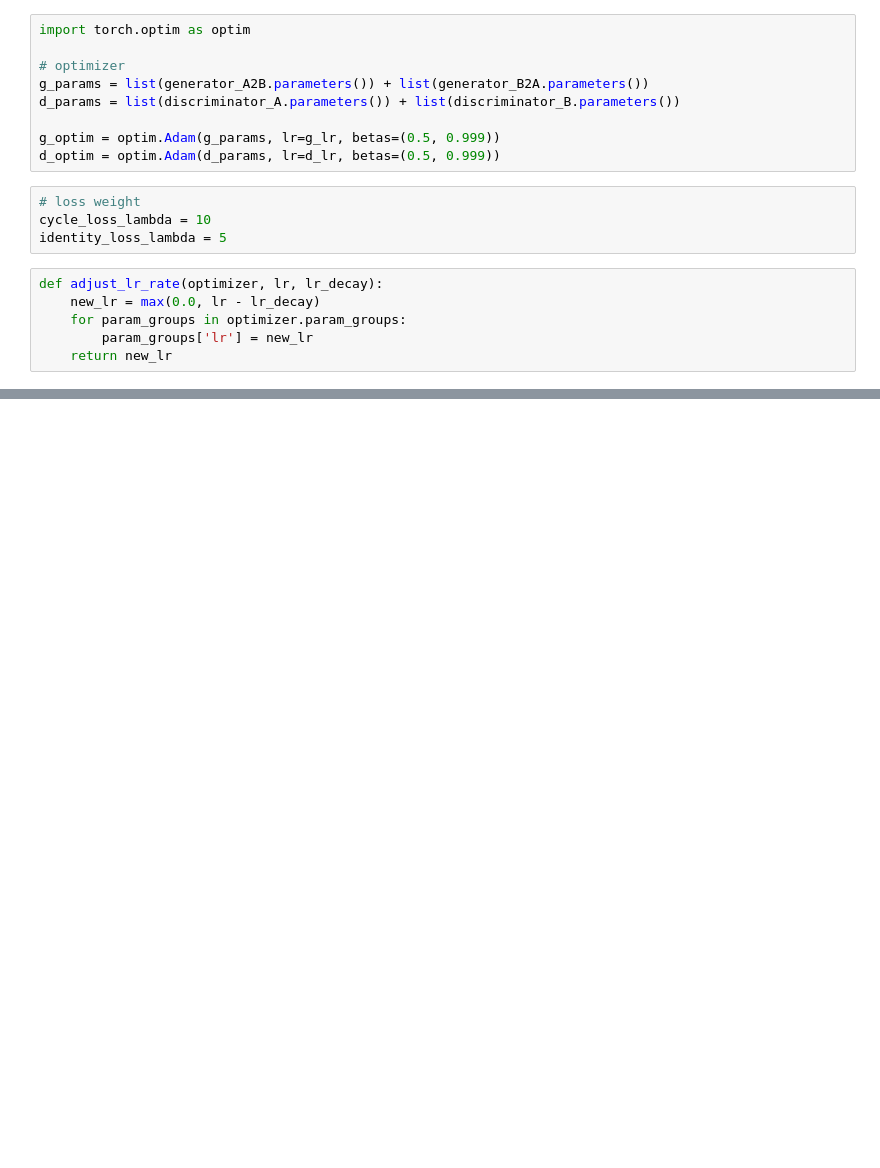
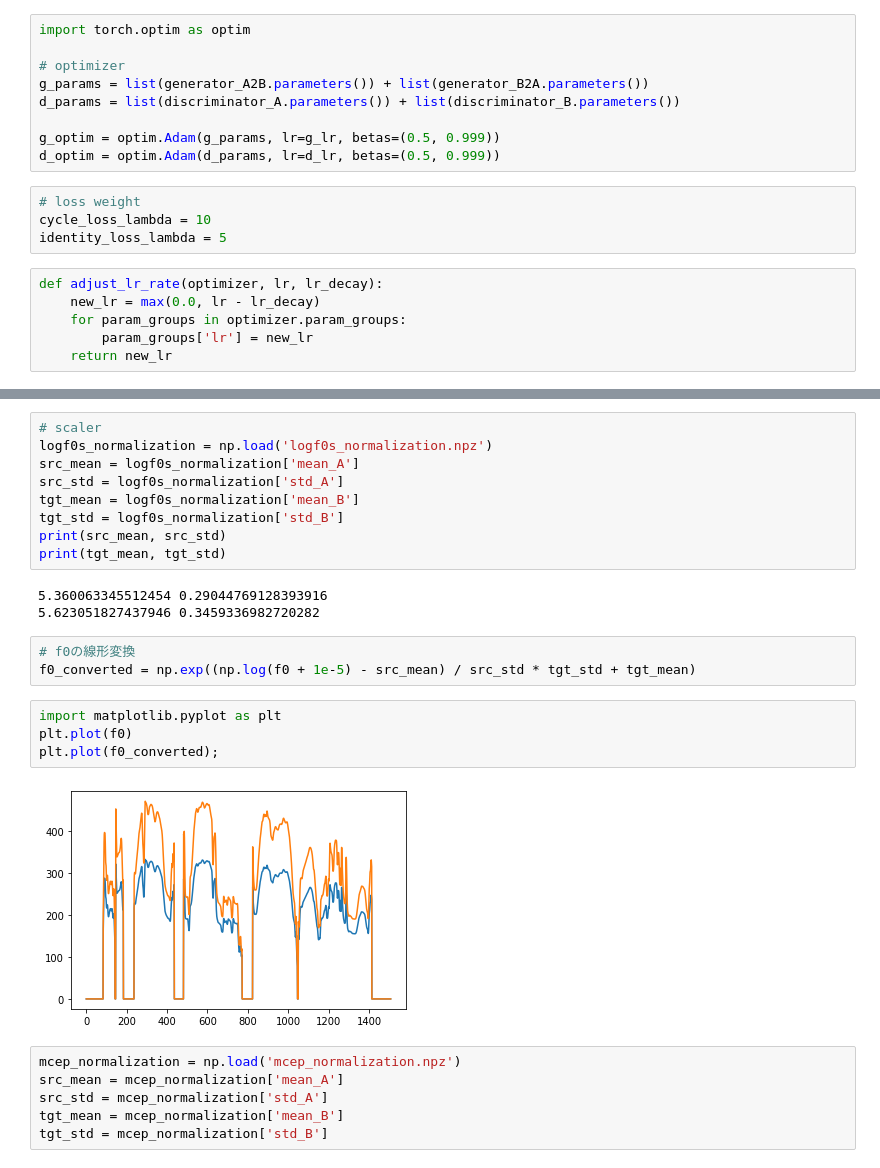
Before and after one commit to aidiary/notebooks, a Jupyter notebook: pytorch/201008-cyclegan-vc.ipynb, the cells around one changed output, grey strips where cells are left out. Cells and saved outputs as stored; diff of their text form; blank space fills up the shorter version.

```diff
--- a/pytorch/201008-cyclegan-vc.ipynb
+++ b/pytorch/201008-cyclegan-vc.ipynb
@@ -720,0 +779,27 @@ Epoch 700 g_loss: 13.427410125732422 d_loss: 0.12069185823202133
+# %%
+# scaler
+logf0s_normalization = np.load('logf0s_normalization.npz')
+src_mean = logf0s_normalization['mean_A']
+src_std = logf0s_normalization['std_A']
+tgt_mean = logf0s_normalization['mean_B']
+tgt_std = logf0s_normalization['std_B']
+print(src_mean, src_std)
+print(tgt_mean, tgt_std)
+# %% [output]
+5.360063345512454 0.29044769128393916
+5.623051827437946 0.3459336982720282
+# %%
+# f0の線形変換
+f0_converted = np.exp((np.log(f0 + 1e-5) - src_mean) / src_std * tgt_std + tgt_mean)
+# %%
+import matplotlib.pyplot as plt
+plt.plot(f0)
+plt.plot(f0_converted);
+# %% [output]
+[figure, added]
+# %%
+mcep_normalization = np.load('mcep_normalization.npz')
+src_mean = mcep_normalization['mean_A']
+src_std = mcep_normalization['std_A']
+tgt_mean = mcep_normalization['mean_B']
+tgt_std = mcep_normalization['std_B']
```
Also changed, not shown: parts of 18 cells of this notebook.
